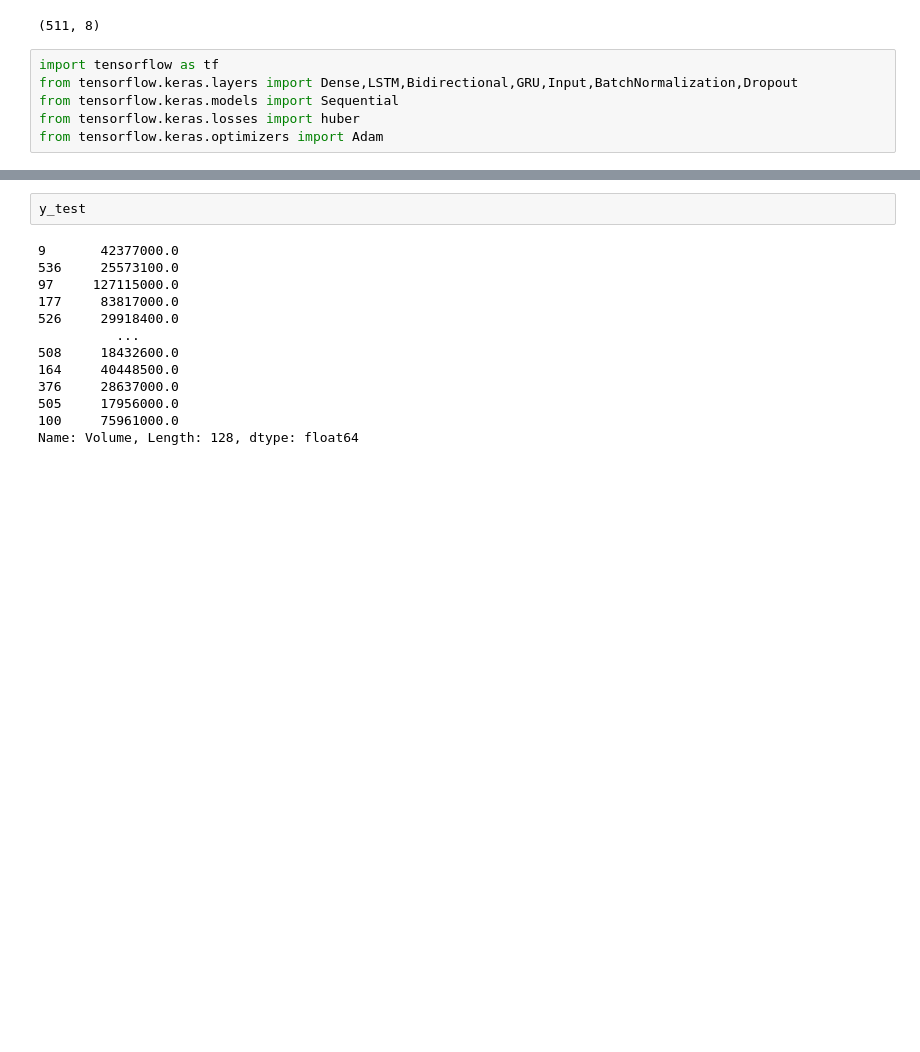
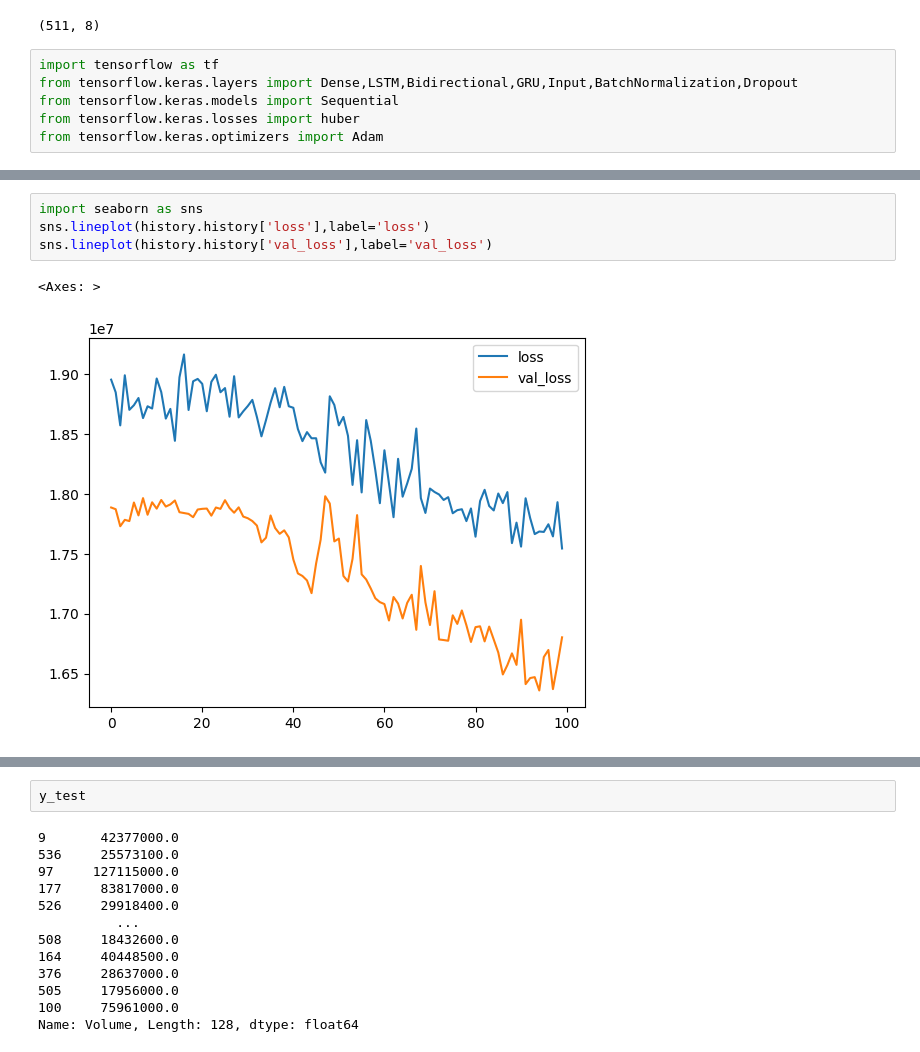
Before and after one commit to SatyamSingh8306/Stock-Price-Predictor, a Jupyter notebook: Untitled-1.ipynb, the cells around one changed output, grey strips where cells are left out. Drawn from its saved outputs; the diff is of its cells as text; blank space fills up the shorter version.

```diff
--- a/Untitled-1.ipynb
+++ b/Untitled-1.ipynb
@@ -202,3 +202,10 @@ sns.lineplot(history.history['val_r2_score'],label='val_loss')
+# %%
+import seaborn as sns
+sns.lineplot(history.history['loss'],label='loss')
+sns.lineplot(history.history['val_loss'],label='val_loss')
+# %% [output]
+<Axes: >
+[figure, added]
 # %%
 model.predict(x_test)[4]
 # %% [output]
```
Also changed, not shown: parts of 7 cells of this notebook, 3 other files.
